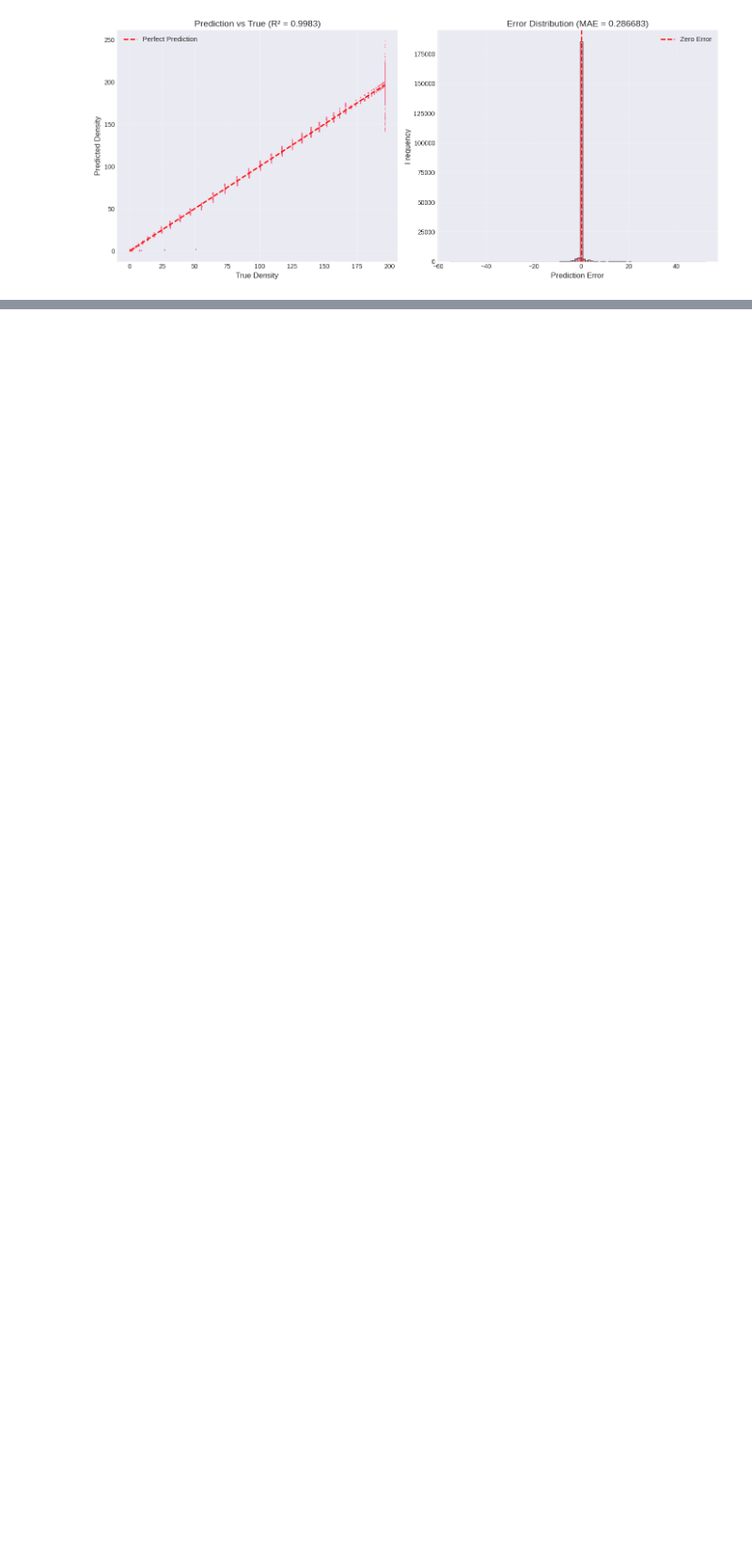
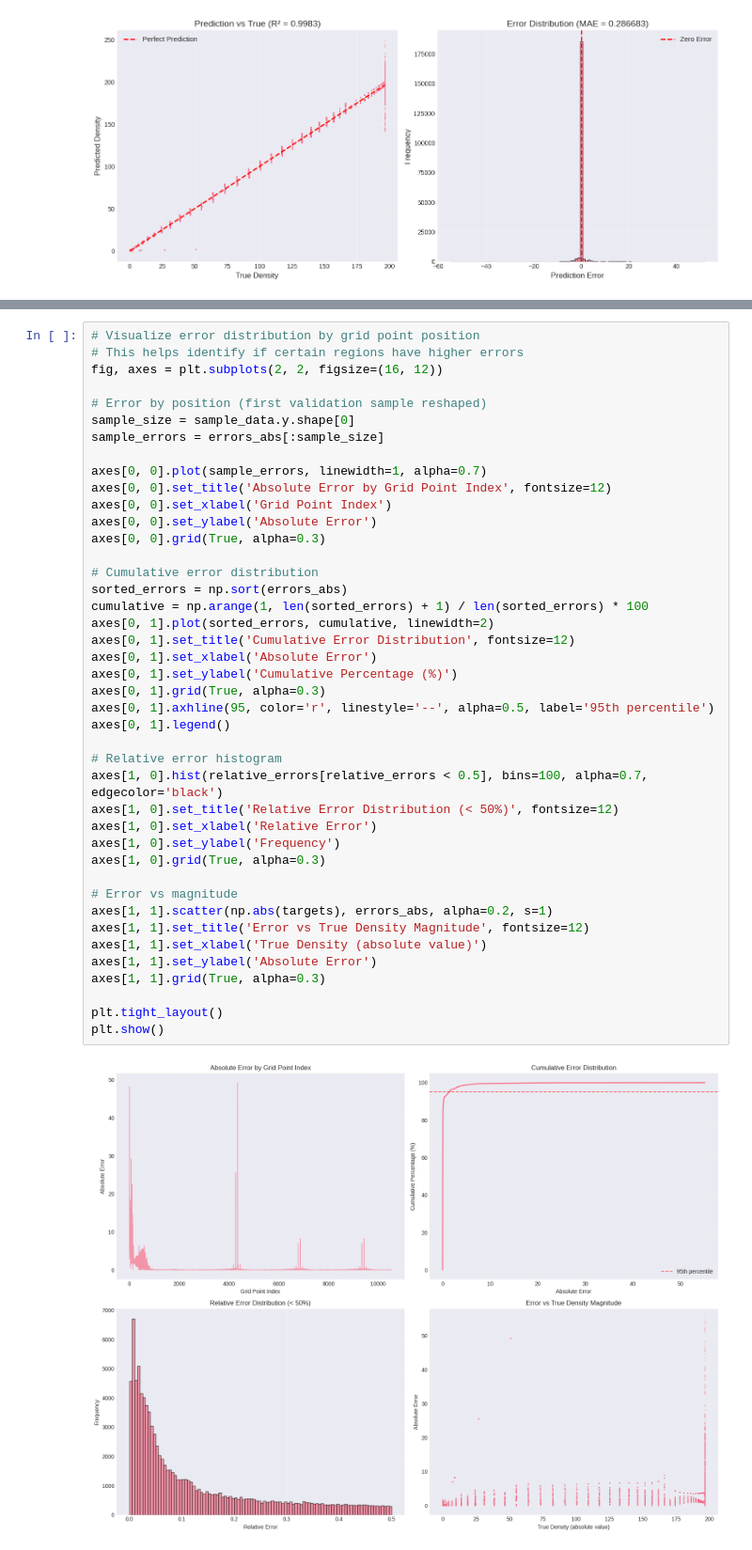
Before and after one commit to Sarthak-GS/Predicting-Electron-Interactions-as-Evolving-Graphs, a Jupyter notebook: electron_density_gnn.ipynb, the cells around one changed output, grey strips where cells are left out. Shown at 94% size. Saved outputs shown, nothing was run; the diff lists cells and outputs as text; blank space fills up the shorter version.

```diff
--- a/electron_density_gnn.ipynb
+++ b/electron_density_gnn.ipynb
@@ -544,0 +598,44 @@ plt.show()
+# %%
+# Visualize error distribution by grid point position
+# This helps identify if certain regions have higher errors
+fig, axes = plt.subplots(2, 2, figsize=(16, 12))
+
+# Error by position (first validation sample reshaped)
+sample_size = sample_data.y.shape[0]
+sample_errors = errors_abs[:sample_size]
+
+axes[0, 0].plot(sample_errors, linewidth=1, alpha=0.7)
+axes[0, 0].set_title('Absolute Error by Grid Point Index', fontsize=12)
+axes[0, 0].set_xlabel('Grid Point Index')
+axes[0, 0].set_ylabel('Absolute Error')
+axes[0, 0].grid(True, alpha=0.3)
+
+# Cumulative error distribution
+sorted_errors = np.sort(errors_abs)
+cumulative = np.arange(1, len(sorted_errors) + 1) / len(sorted_errors) * 100
+axes[0, 1].plot(sorted_errors, cumulative, linewidth=2)
+axes[0, 1].set_title('Cumulative Error Distribution', fontsize=12)
+axes[0, 1].set_xlabel('Absolute Error')
+axes[0, 1].set_ylabel('Cumulative Percentage (%)')
+axes[0, 1].grid(True, alpha=0.3)
+axes[0, 1].axhline(95, color='r', linestyle='--', alpha=0.5, label='95th percentile')
+axes[0, 1].legend()
+
+# Relative error histogram
+axes[1, 0].hist(relative_errors[relative_errors < 0.5], bins=100, alpha=0.7, edgecolor='black')
+axes[1, 0].set_title('Relative Error Distribution (< 50%)', fontsize=12)
+axes[1, 0].set_xlabel('Relative Error')
+axes[1, 0].set_ylabel('Frequency')
+axes[1, 0].grid(True, alpha=0.3)
+
+# Error vs magnitude
+axes[1, 1].scatter(np.abs(targets), errors_abs, alpha=0.2, s=1)
+axes[1, 1].set_title('Error vs True Density Magnitude', fontsize=12)
+axes[1, 1].set_xlabel('True Density (absolute value)')
+axes[1, 1].set_ylabel('Absolute Error')
+axes[1, 1].grid(True, alpha=0.3)
+
+plt.tight_layout()
+plt.show()
+# %% [output]
+[figure, added]
```
Also changed, not shown: parts of 11 cells of this notebook.
